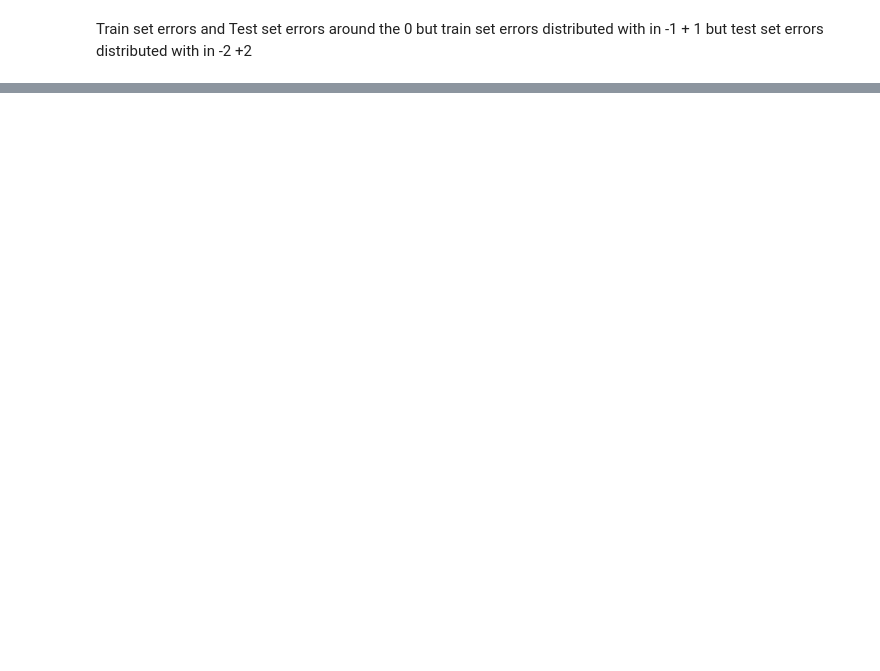
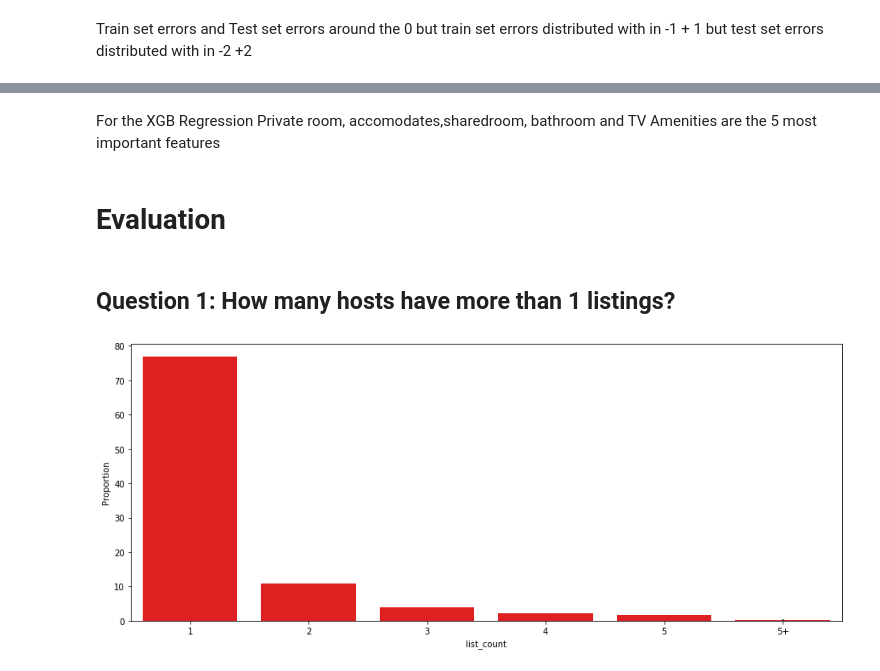
Before and after one commit to abduygur/AirBnB-Istanbul-Price-Prediction, a Jupyter notebook: Airbnb Istanbul.ipynb, the cells around one changed output, grey strips where cells are left out. Saved outputs shown, nothing was run; the diff lists cells and outputs as text; code cells hidden in the pictures; blank space fills up the shorter version.

```diff
--- a/Airbnb Istanbul.ipynb
+++ b/Airbnb Istanbul.ipynb
@@ -950,0 +1017,11 @@ plt.xticks(rotation = 90);
+# %% [markdown]
+For the XGB Regression Private room, accomodates,sharedroom, bathroom and TV Amenities are the 5 most important features
+# %% [markdown]
+# Evaluation
+# %% [markdown]
+## Question 1:  How many hosts have more than 1 listings?
+# %%
+plt.figure(figsize = (15,6))
+sns.barplot(x = 'list_count', y = 'Proportion', data = host_list_counts,color = 'red');
+# %% [output]
+[figure, added]
```
Also changed, not shown: parts of 66 cells of this notebook, 2 other files.
